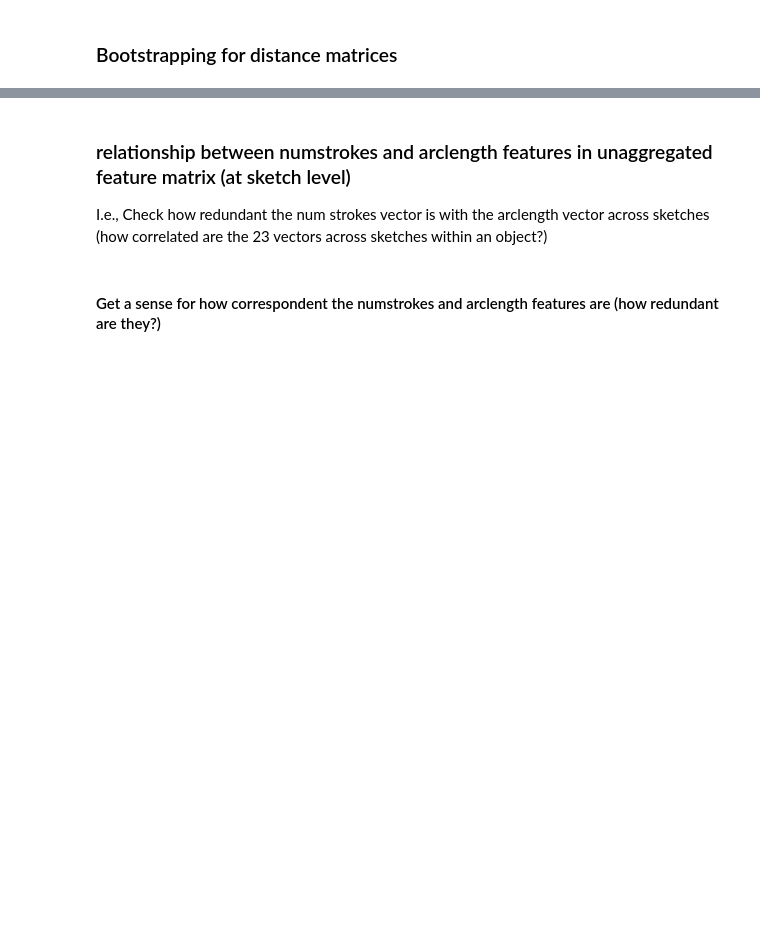
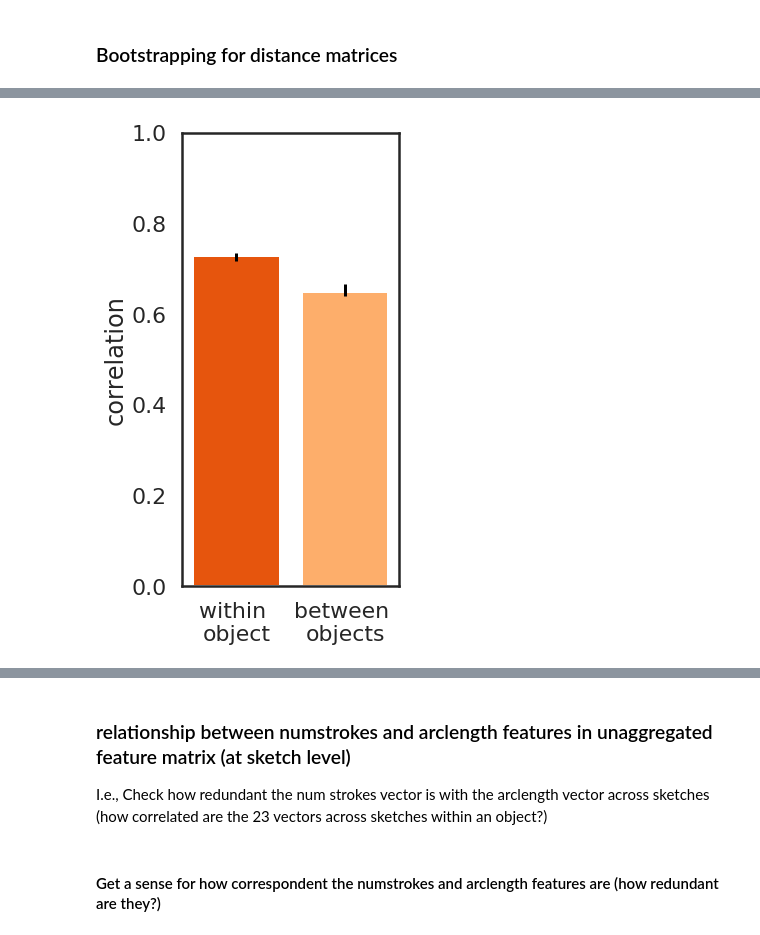
Before and after one commit to cogtoolslab/semantic_parts, a Jupyter notebook: analysis/kushinm/semantic_parts_feature_analysis.ipynb, the cells around one changed output, grey strips where cells are left out. Saved outputs shown, nothing was run; the diff lists cells and outputs as text; code cells hidden in the pictures; blank space fills up the shorter version.

```diff
--- a/analysis/kushinm/semantic_parts_feature_analysis.ipynb
+++ b/analysis/kushinm/semantic_parts_feature_analysis.ipynb
@@ -872,19 +991,27 @@ plt.ylabel('close-far difference')
 # %%
 spreadwithin= np.percentile(mean_within_dists, 2.5),np.percentile(mean_within_dists, 97.5)
 spreadbetween = np.percentile(mean_between_dists,2.5),np.percentile(mean_between_dists, 97.5)
 
 lower_err = np.array(mean_within_dists).mean()-spreadwithin[0],np.array(mean_between_dists).mean()-spreadbetween[0]
 upper_err = spreadwithin[1]-np.array(mean_within_dists).mean(),spreadbetween[1]-np.array(mean_between_dists).mean()
 
 errs= np.vstack((lower_err, upper_err))
 
+fig = plt.figure(figsize=(5,8))
+sns.set_context('poster')
+colors = sns.color_palette('tab20c')
+color_list = [colors[4],colors[6]]
 y_vals = [np.array(mean_within_dists).mean(),np.array(mean_between_dists).mean()]
 y_pos = np.arange(2)
-plt.bar(y_pos,y_vals, yerr= errs,  width= 0.8, capsize=20)
+plt.bar(y_pos,y_vals, yerr= errs,  width= 0.8, capsize=0,color=color_list)
 plt.ylim((0,1))
 plt.xlim((-0.5,1.5))
-plt.ylabel('Mean Pearson\'s r')
-plt.xticks(y_pos,['within','between'])
+plt.ylabel('correlation')
+plt.xticks(y_pos,['within \nobject','between \nobjects'])
+plt.tight_layout()
+plt.savefig(os.path.join(plot_dir,'within_object_btw_context_similarity.pdf'))
+# %% [output]
+[figure, added]
 # %%
 spreaddiff= np.percentile(wb_mean_diff,2.5),np.percentile(wb_mean_diff,97.5)
 lower_err = np.array(wb_mean_diff).mean()-spreaddiff[0]
```
Also changed, not shown: parts of 25 cells of this notebook, 1 other file.
